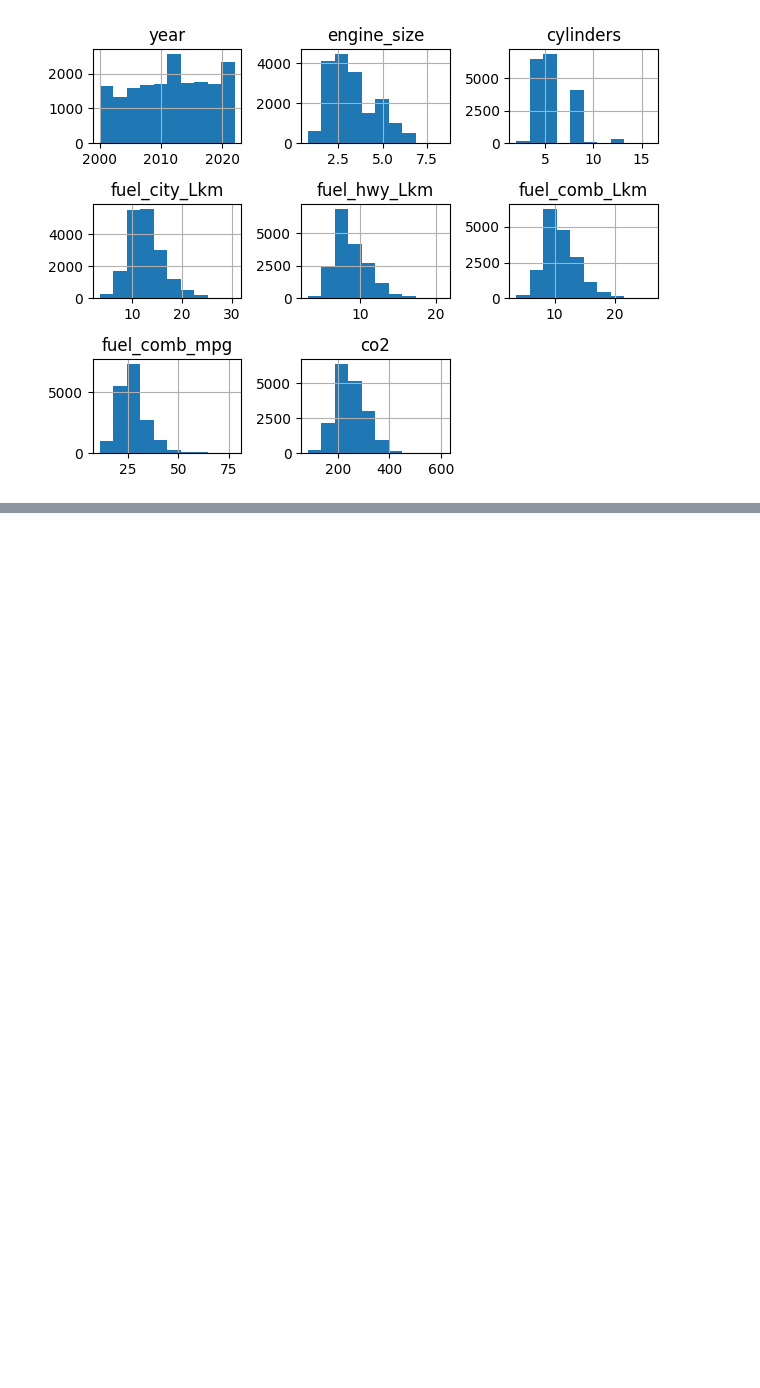
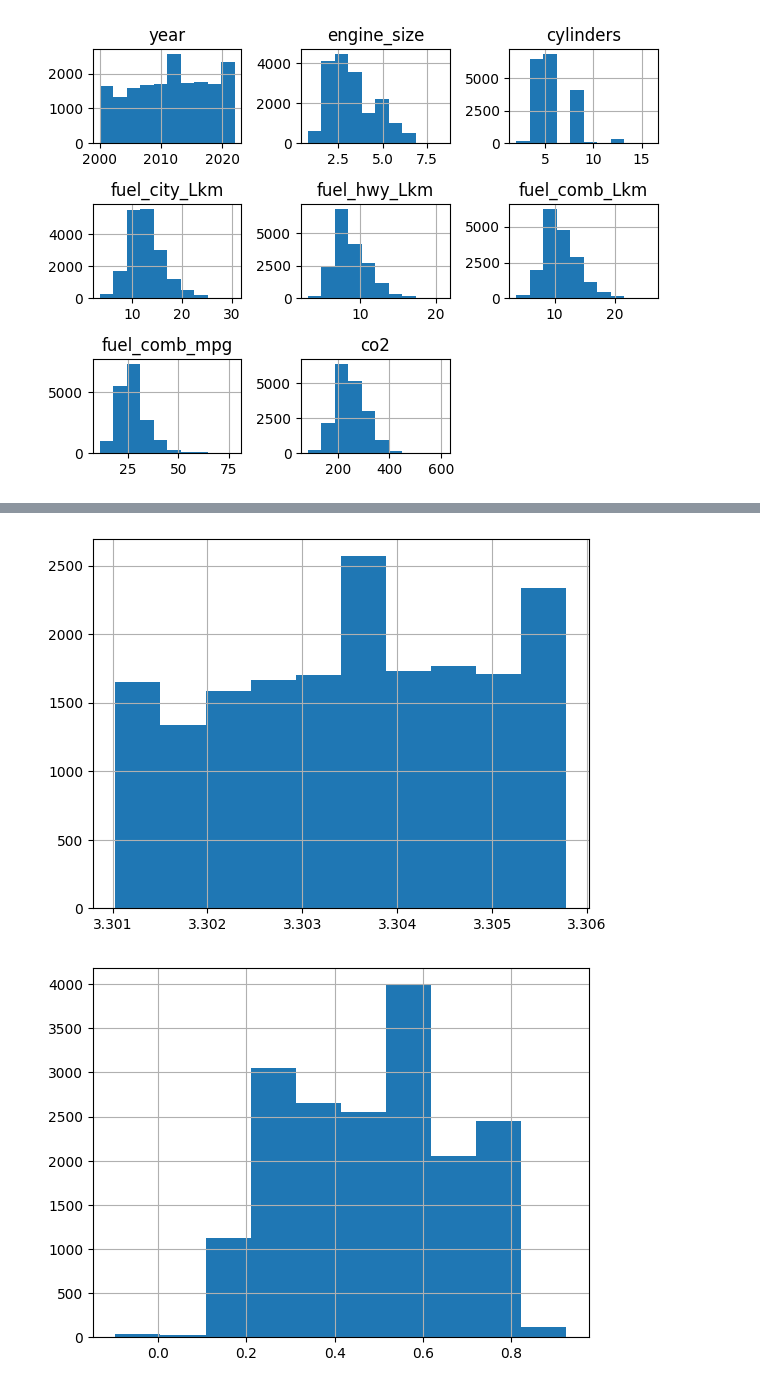
Before and after one commit to mPuchadesdo/Team-Challenge---Team-MPG, a Jupyter notebook: src/notebooks/mpuch_notebook.ipynb, the cells around one changed output, grey strips where cells are left out. Saved outputs shown, nothing was run; the diff lists cells and outputs as text; code cells hidden in the pictures; blank space fills up the shorter version.

```diff
--- a/src/notebooks/mpuch_notebook.ipynb
+++ b/src/notebooks/mpuch_notebook.ipynb
@@ -115,0 +142,3 @@ target = "COMB (mpg)"
+# %%
+num_feat = list(train.columns[train.dtypes != "object"])
+num_feat
@@ -115,0 +154,7 @@ target = "COMB (mpg)"
+# %%
+for col in num_feat:
+    np.log10(train[col]).hist()
+    plt.show()
+# %% [output]
+[figure, added]
+[figure, added]
```
Also changed, not shown: parts of 11 cells of this notebook.
